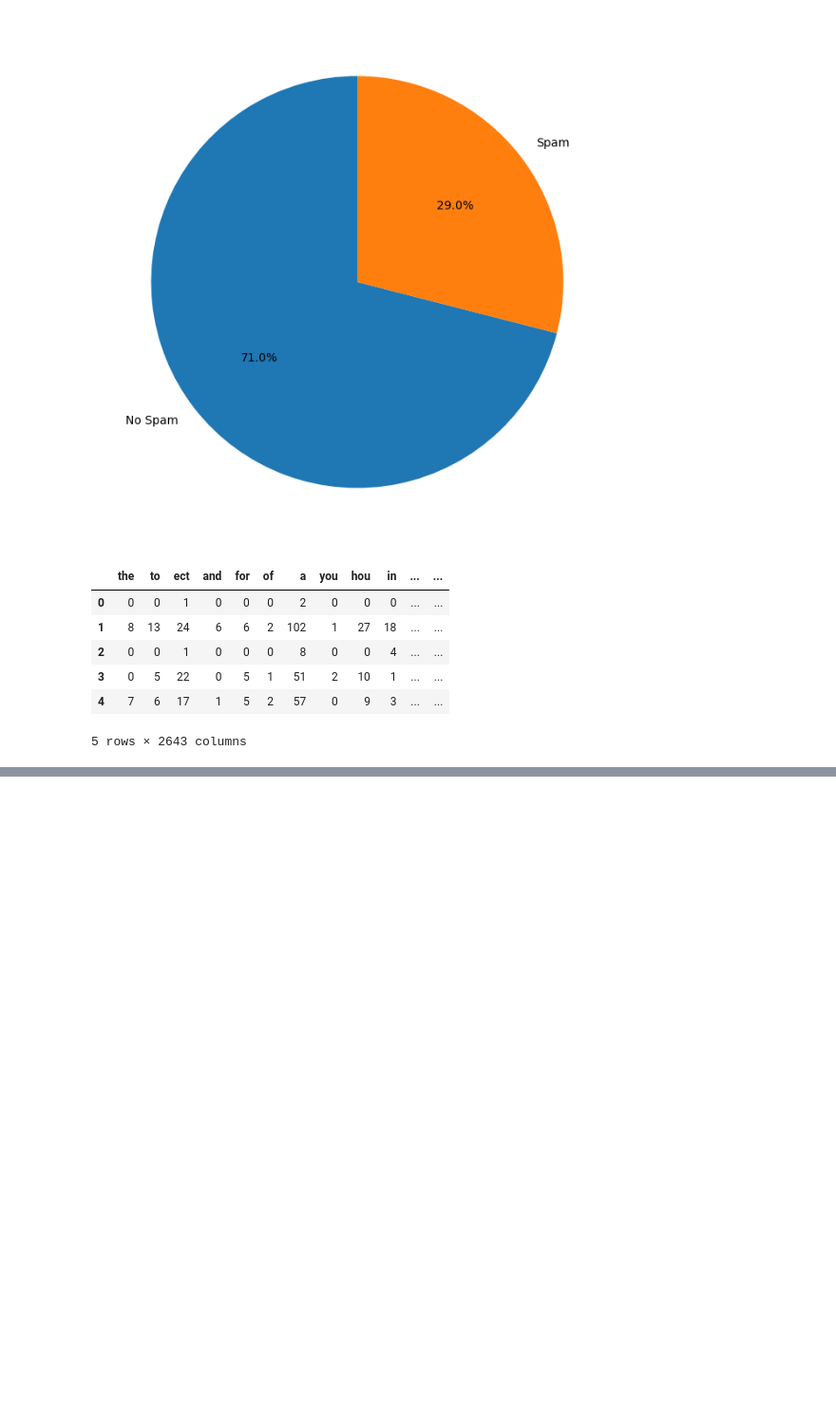
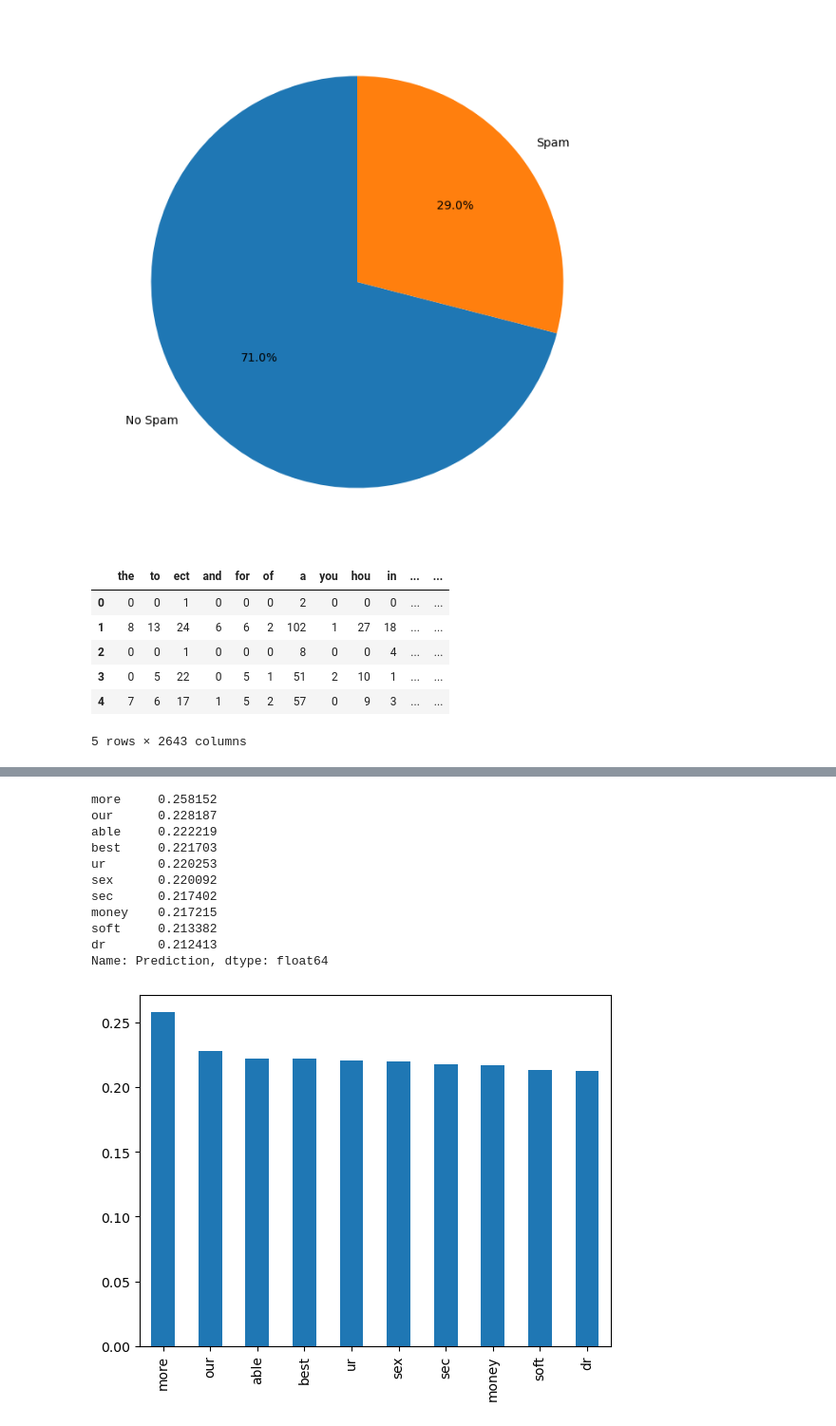
Before and after one commit to B-Kosev/ml-project, a Jupyter notebook: Project.ipynb, the cells around one changed output, grey strips where cells are left out. Shown at 95% size. Saved outputs shown, nothing was run; the diff lists cells and outputs as text; code cells hidden in the pictures; blank space fills up the shorter version.

```diff
--- a/Project.ipynb
+++ b/Project.ipynb
@@ -123,0 +152,8 @@ plt.show()
+# %%
+print("Shape of the correl matrix: " + str(correlation_matrix.shape))
+
+correl_fe_to_Y = correlation_matrix['Prediction']
+print(type(correl_fe_to_Y)) # <class 'pandas.core.series.Series'>, so use Series.drop('something')
+correl_fe_to_Y = correl_fe_to_Y.drop('Prediction') # Corr('Prediction', 'Prediction') = 1.0 and we do not need this information
+
+print(correl_fe_to_Y)
@@ -124,3 +175,23 @@ plt.show()
+# %%
+# Sort it and get the k best
+best_features_corr = correl_fe_to_Y.nlargest(10)
+print(best_features_corr)
+
+best_features_corr.plot(kind='bar')
+plt.show()
+# %% [output]
+more     0.258152
+our      0.228187
+able     0.222219
+best     0.221703
+ur       0.220253
+sex      0.220092
+sec      0.217402
+money    0.217215
+soft     0.213382
+dr       0.212413
+Name: Prediction, dtype: float64
+[figure, added]
 # %%
 # Set a threshold for correlation
 threshold = 0.80
```
Also changed, not shown: parts of 10 cells of this notebook.
